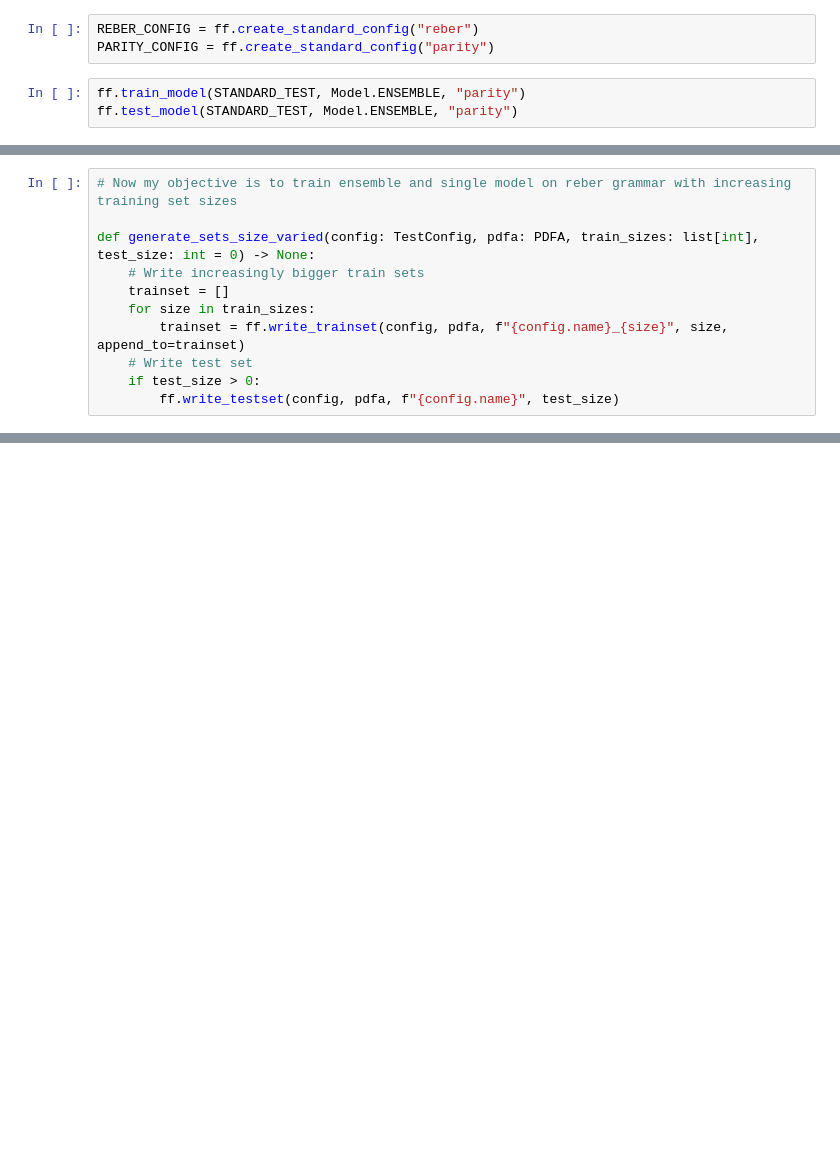
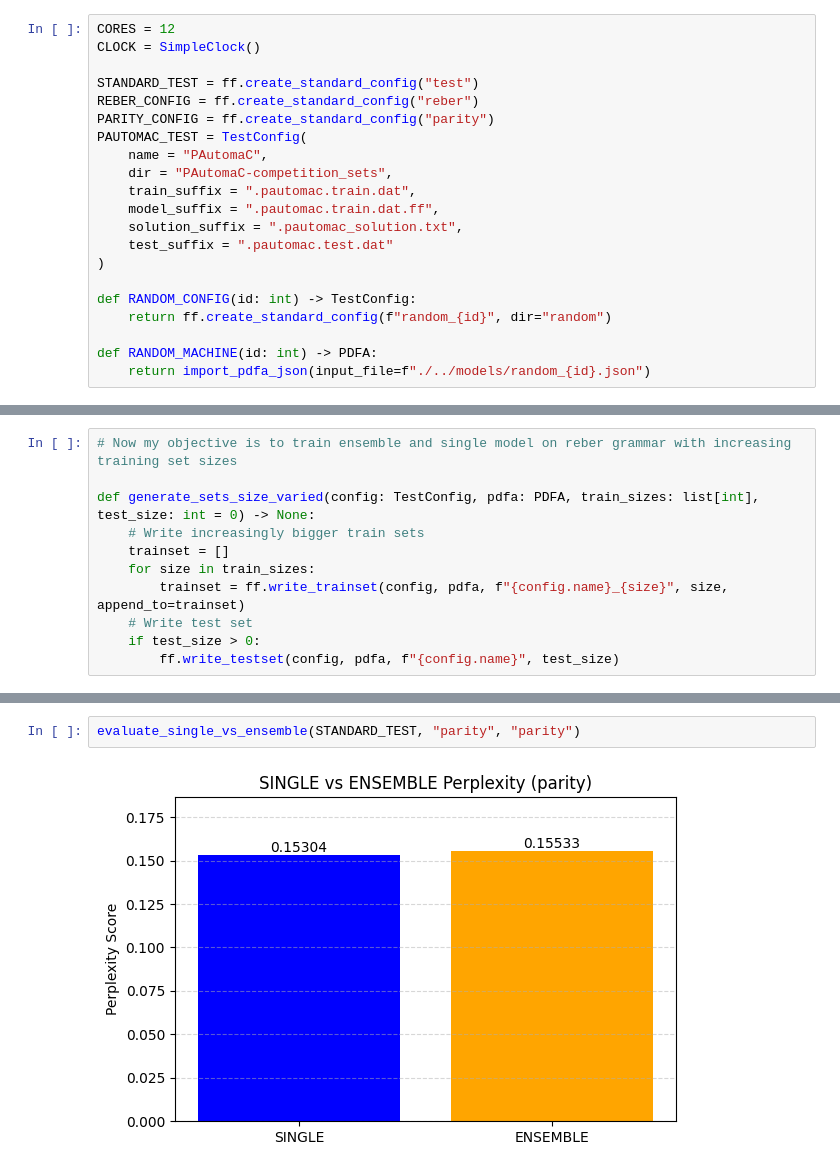
Before and after one commit to BlazuLyda/FlexFringeUtils, a Jupyter notebook: src/experiment.ipynb, the cells around one changed output, grey strips where cells are left out. Cells and saved outputs as stored; diff of their text form; blank space fills up the shorter version.

```diff
--- a/src/experiment.ipynb
+++ b/src/experiment.ipynb
@@ -11,6 +19,21 @@ from ffutils import STANDARD_TEST, Model, TestConfig
 # %%
+CORES = 12
+CLOCK = SimpleClock()
+
+STANDARD_TEST = ff.create_standard_config("test")
 REBER_CONFIG = ff.create_standard_config("reber")
 PARITY_CONFIG = ff.create_standard_config("parity")
+PAUTOMAC_TEST = TestConfig(
+    name = "PAutomaC",
+    dir = "PAutomaC-competition_sets",
+    train_suffix = ".pautomac.train.dat",
+    model_suffix = ".pautomac.train.dat.ff",
+    solution_suffix = ".pautomac_solution.txt",
+    test_suffix = ".pautomac.test.dat"
+)
+
+def RANDOM_CONFIG(id: int) -> TestConfig:
+    return ff.create_standard_config(f"random_{id}", dir="random")
+
+def RANDOM_MACHINE(id: int) -> PDFA:
+    return import_pdfa_json(input_file=f"./../models/random_{id}.json")
-# %%
-ff.train_model(STANDARD_TEST, Model.ENSEMBLE, "parity")
-ff.test_model(STANDARD_TEST, Model.ENSEMBLE, "parity")
@@ -103,0 +350,4 @@ evaluate_models_trainsize_varied(PARITY_CONFIG, machines.parity_machine(), parit
+# %%
+evaluate_single_vs_ensemble(STANDARD_TEST, "parity", "parity")
+# %% [output]
+[figure, added]
```
Also changed, not shown: parts of 21 cells of this notebook, 27 other files.
